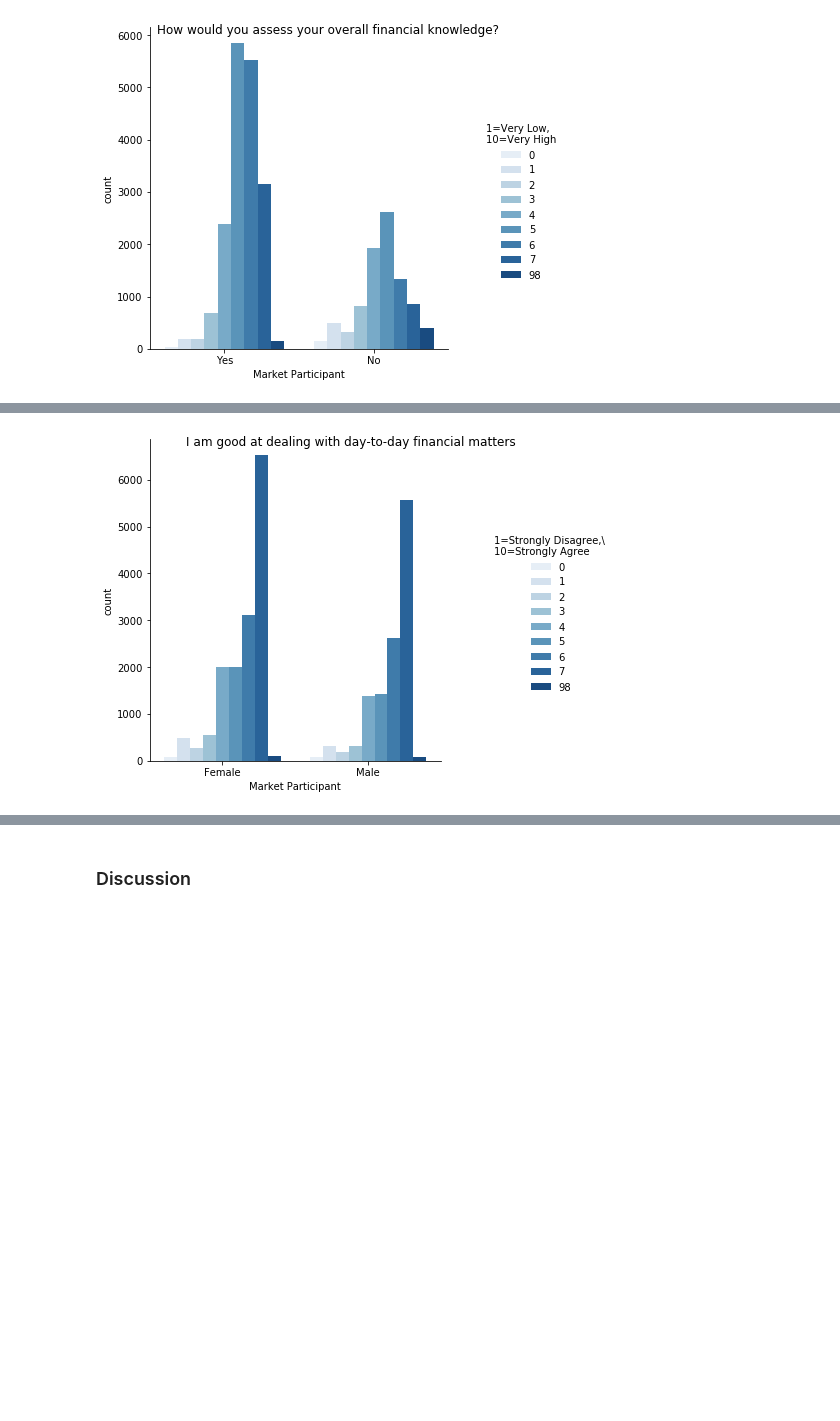
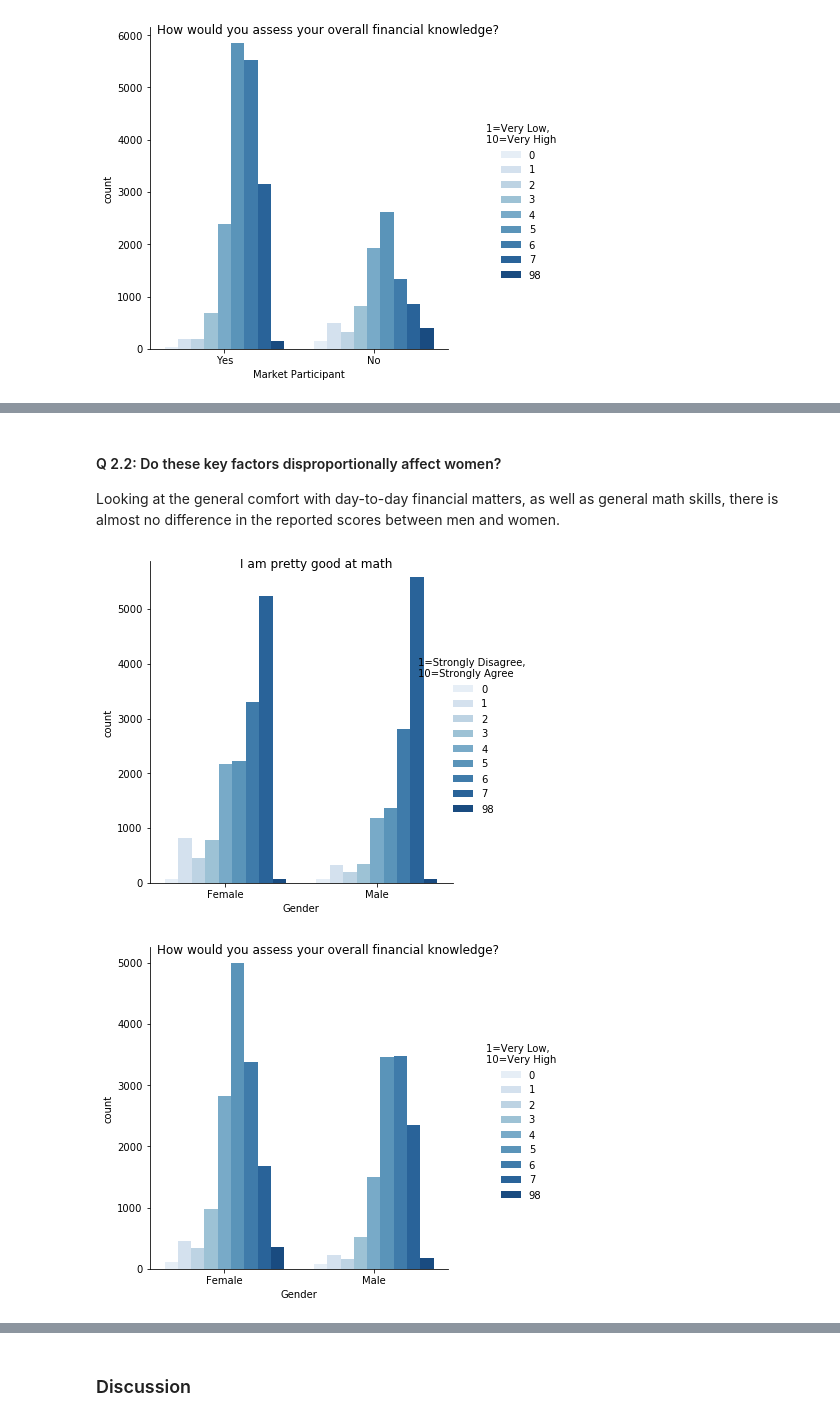
Before and after one commit to stavem/data-512-final, a Jupyter notebook: Final_Report.ipynb, the cells around one changed output, grey strips where cells are left out. Saved outputs shown, nothing was run; the diff lists cells and outputs as text; code cells hidden in the pictures; blank space fills up the shorter version.

```diff
--- a/Final_Report.ipynb
+++ b/Final_Report.ipynb
@@ -195,5 +191,7 @@ Additionally, there are quite a few answers coded as _Unknown_ or _Chose Not To
 # %%
-df = df.replace(98|99, np.nan, regex=True)
+df = df.replace(r'^\s*$', np.nan, regex=True)
+df = df.replace(98, np.nan, regex=True)
+df = df.replace(99, np.nan, regex=True)
 df = df.replace('98', np.nan, regex=True)
 df = df.replace('99', np.nan, regex=True)
 # %% [markdown]
@@ -211,7 +209,7 @@ cols =['id', 'gender', 'education', 'income', 'work_status','investment_knowledg
       'too_much_debt','good_at_daily_financial_matters','good_at_math','financial_knowledge','taken_financial_education',
       'how_many_hours_of_financial_education']
 
-df[col] = df[cols].apply(lambda x :pd.to_numeric(x,errors='coerce').astype(int),axis=0)
+df[cols] = df[cols].apply(lambda x :pd.to_numeric(x,errors='coerce').astype(int),axis=0)
 
 # check to ensure all columns are integers now
 df.dtypes
@@ -573,14 +573,29 @@ dsafkj;asdfkjdsaf
+# %% [markdown]
+#### Q 2.2: Do these key factors disproportionally affect women?
+
+Looking at the general comfort with day-to-day financial matters, as well as general math skills, there is almost no difference in the reported scores between men and women.
 # %%
-# plot the distribution
-g8 = sns.catplot(x="cat_gender",
+g10 = sns.catplot(x="cat_gender",
             kind="count",
             data=df,
-            hue="good_at_daily_financial_matters",
+            hue="good_at_math",
             palette=("Blues")
            )
-g8.set(xlabel='Market Participant', )
-g8._legend.set_title("1=Strongly Disagree,\ \n10=Strongly Agree")
-g8.fig.suptitle('I am good at dealing with day-to-day financial matters')
-g8.savefig('./figures/g8.png')
+g10.set(xlabel='Gender', )
+g10._legend.set_title("1=Strongly Disagree, \n10=Strongly Agree")
+g10.fig.suptitle('I am pretty good at math')
+g10.savefig('./figures/g10.png')
+
+g11 = sns.catplot(x="cat_gender",
+            kind="count",
+            data=df,
+            hue="financial_knowledge",
+            palette=("Blues")
+           )
+g11.set(xlabel='Gender', )
+g11._legend.set_title("1=Very Low, \n10=Very High")
+g11.fig.suptitle('How would you assess your overall financial knowledge?')
+g11.savefig('./figures/g11.png')
 # %% [output]
-[figure, old version]
+[figure, new version]
+[figure, added]
```
Also changed, not shown: parts of 30 cells of this notebook, 8 other files.
